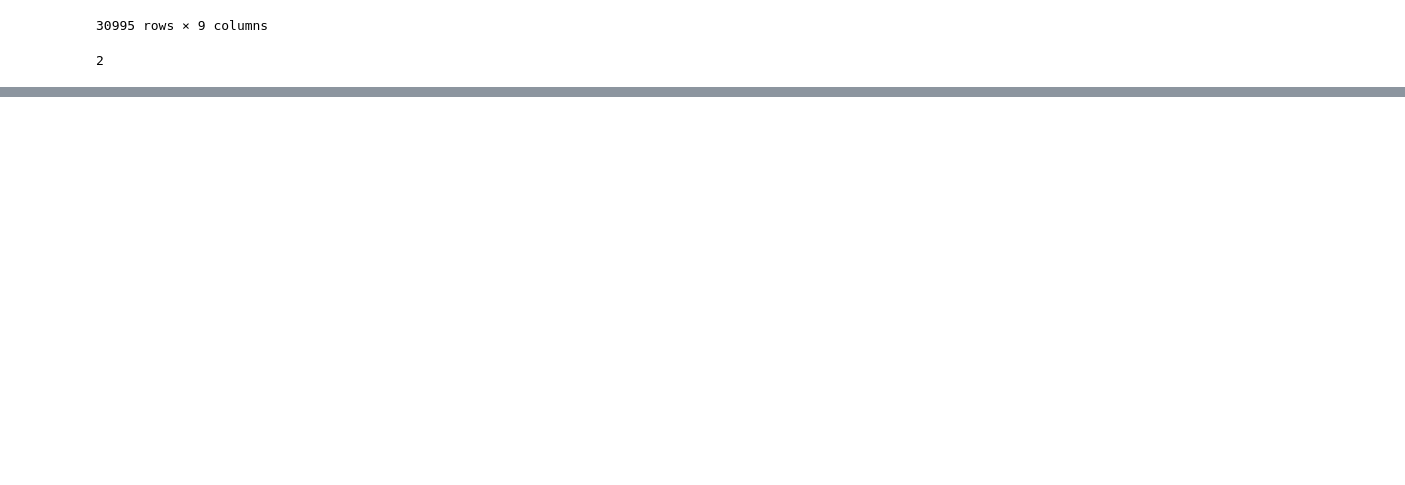
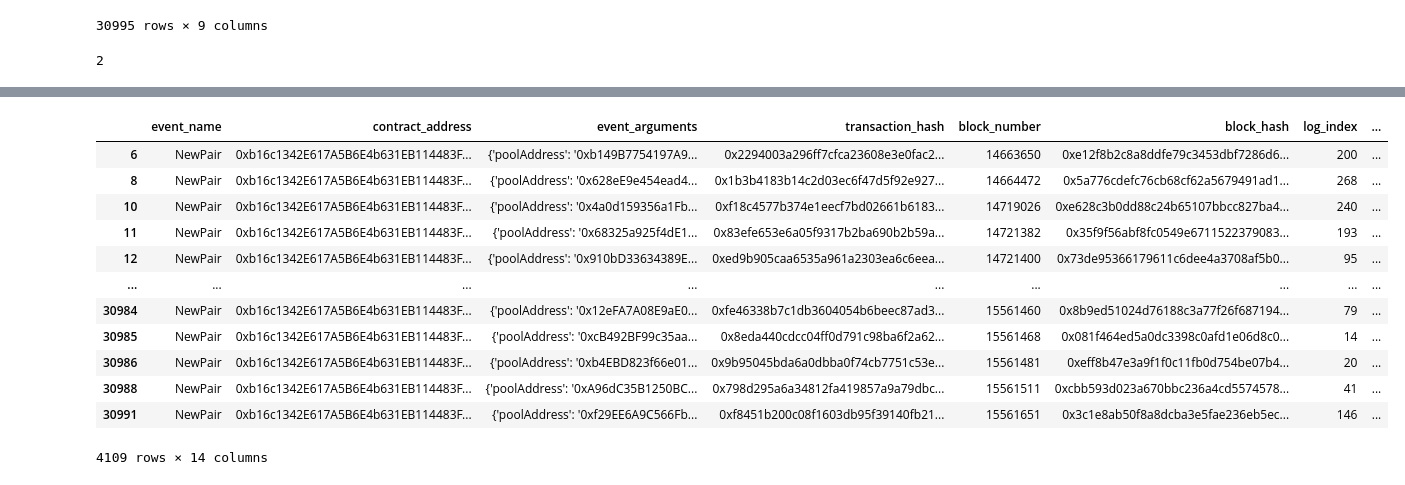
Before and after one commit to fmrmf/sudo-ape, a Jupyter notebook: notebook/queries/sudo-specifics.ipynb, the cells around one changed output, grey strips where cells are left out. Drawn from its saved outputs; the diff is of its cells as text; code cells hidden in the pictures; blank space fills up the shorter version.

```diff
--- a/notebook/queries/sudo-specifics.ipynb
+++ b/notebook/queries/sudo-specifics.ipynb
@@ -142,0 +187,3 @@ query_pool_types.to_csv('notebook/data/specifics/pool_types.csv', index=False)
+# %%
+# add nft collections to filtered pairs
+query_pairs_filtered['nft'] = query_nfts
@@ -142,0 +209,3 @@ query_pool_types.to_csv('notebook/data/specifics/pool_types.csv', index=False)
+# %%
+# add bonding curves to filtered pairs
+query_pairs_filtered['bondingCurve'] = query_bonding_curves
@@ -142,0 +231,2 @@ query_pool_types.to_csv('notebook/data/specifics/pool_types.csv', index=False)
+# %%
+query_pairs_filtered['fee'] = query_fee
@@ -142,0 +252,18 @@ query_pool_types.to_csv('notebook/data/specifics/pool_types.csv', index=False)
+# %%
+query_pairs_filtered['delta'] = query_delta
+# %%
+query_pairs_filtered
+# %% [output]
+|  | event_name | contract_address | event_arguments | transaction_hash | block_number | block_hash | log_index | ... |
+| 6 | NewPair | 0xb16c1342E617A5B6E4b631EB114483F... | {'poolAddress': '0xb149B7754197A9... | 0x2294003a296ff7cfca23608e3e0fac2... | 14663650 | 0xe12f8b2c8a8ddfe79c3453dbf7286d6... | 200 | ... |
+| 8 | NewPair | 0xb16c1342E617A5B6E4b631EB114483F... | {'poolAddress': '0x628eE9e454ead4... | 0x1b3b4183b14c2d03ec6f47d5f92e927... | 14664472 | 0x5a776cdefc76cb68cf62a5679491ad1... | 268 | ... |
+| 10 | NewPair | 0xb16c1342E617A5B6E4b631EB114483F... | {'poolAddress': '0x4a0d159356a1Fb... | 0xf18c4577b374e1eecf7bd02661b6183... | 14719026 | 0xe628c3b0dd88c24b65107bbcc827ba4... | 240 | ... |
+| 11 | NewPair | 0xb16c1342E617A5B6E4b631EB114483F... | {'poolAddress': '0x68325a925f4dE1... | 0x83efe653e6a05f9317b2ba690b2b59a... | 14721382 | 0x35f9f56abf8fc0549e6711522379083... | 193 | ... |
+| 12 | NewPair | 0xb16c1342E617A5B6E4b631EB114483F... | {'poolAddress': '0x910bD33634389E... | 0xed9b905caa6535a961a2303ea6c6eea... | 14721400 | 0x73de95366179611c6dee4a3708af5b0... | 95 | ... |
+| ... | ... | ... | ... | ... | ... | ... | ... | ... |
+| 30984 | NewPair | 0xb16c1342E617A5B6E4b631EB114483F... | {'poolAddress': '0x12eFA7A08E9aE0... | 0xfe46338b7c1db3604054b6beec87ad3... | 15561460 | 0x8b9ed51024d76188c3a77f26f687194... | 79 | ... |
+| 30985 | NewPair | 0xb16c1342E617A5B6E4b631EB114483F... | {'poolAddress': '0xcB492BF99c35aa... | 0x8eda440cdcc04ff0d791c98ba6f2a62... | 15561468 | 0x081f464ed5a0dc3398c0afd1e06d8c0... | 14 | ... |
+| 30986 | NewPair | 0xb16c1342E617A5B6E4b631EB114483F... | {'poolAddress': '0xb4EBD823f66e01... | 0x9b95045bda6a0dbba0f74cb7751c53e... | 15561481 | 0xeff8b47e3a9f1f0c11fb0d754be07b4... | 20 | ... |
+| 30988 | NewPair | 0xb16c1342E617A5B6E4b631EB114483F... | {'poolAddress': '0xA96dC35B1250BC... | 0x798d295a6a34812fa419857a9a79dbc... | 15561511 | 0xcbb593d023a670bbc236a4cd5574578... | 41 | ... |
+| 30991 | NewPair | 0xb16c1342E617A5B6E4b631EB114483F... | {'poolAddress': '0xf29EE6A9C566Fb... | 0xf8451b200c08f1603db95f39140fb21... | 15561651 | 0x3c1e8ab50f8a8dcba3e5fae236eb5ec... | 146 | ... |
+4109 rows × 14 columns
```
Also changed, not shown: parts of 15 cells of this notebook, 2 other files.
